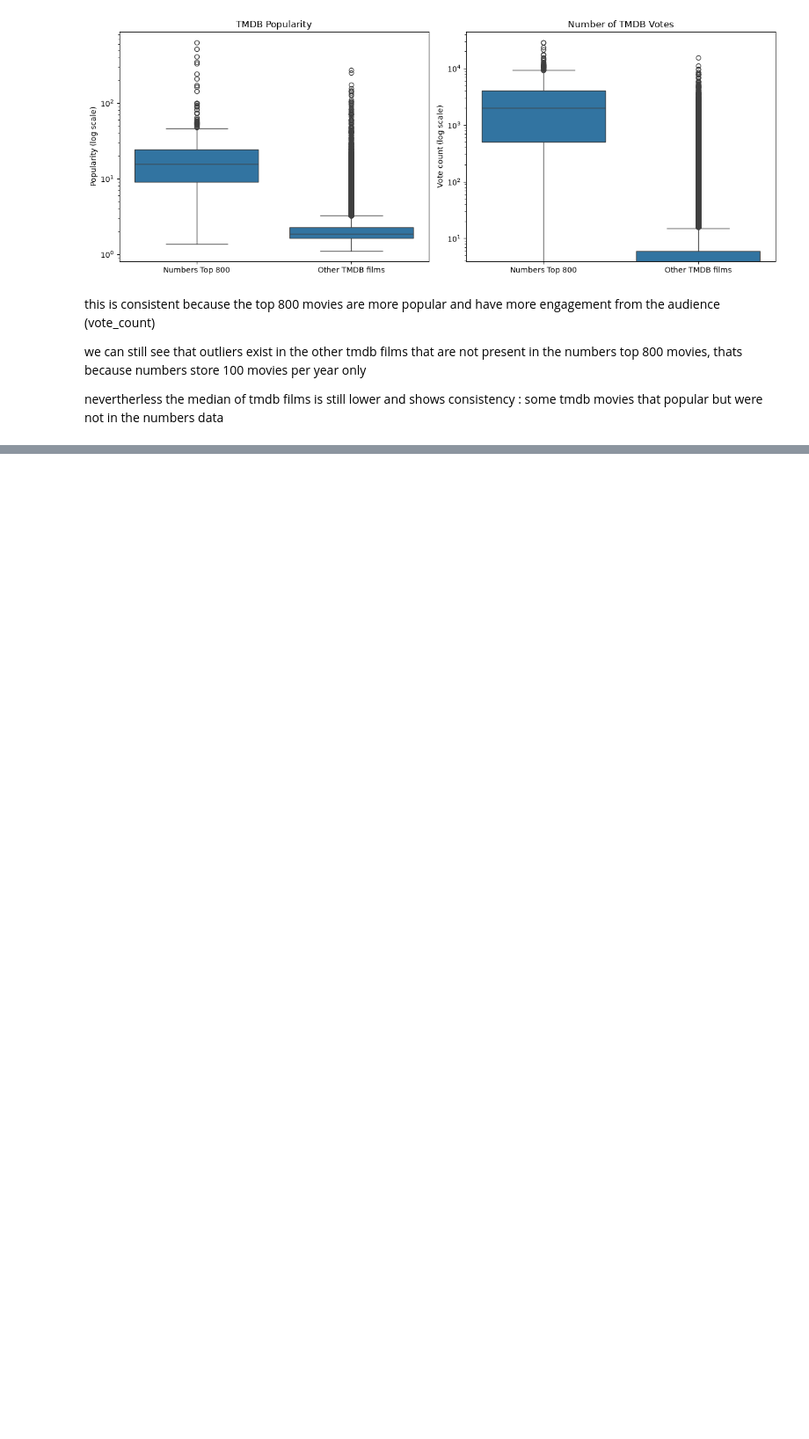
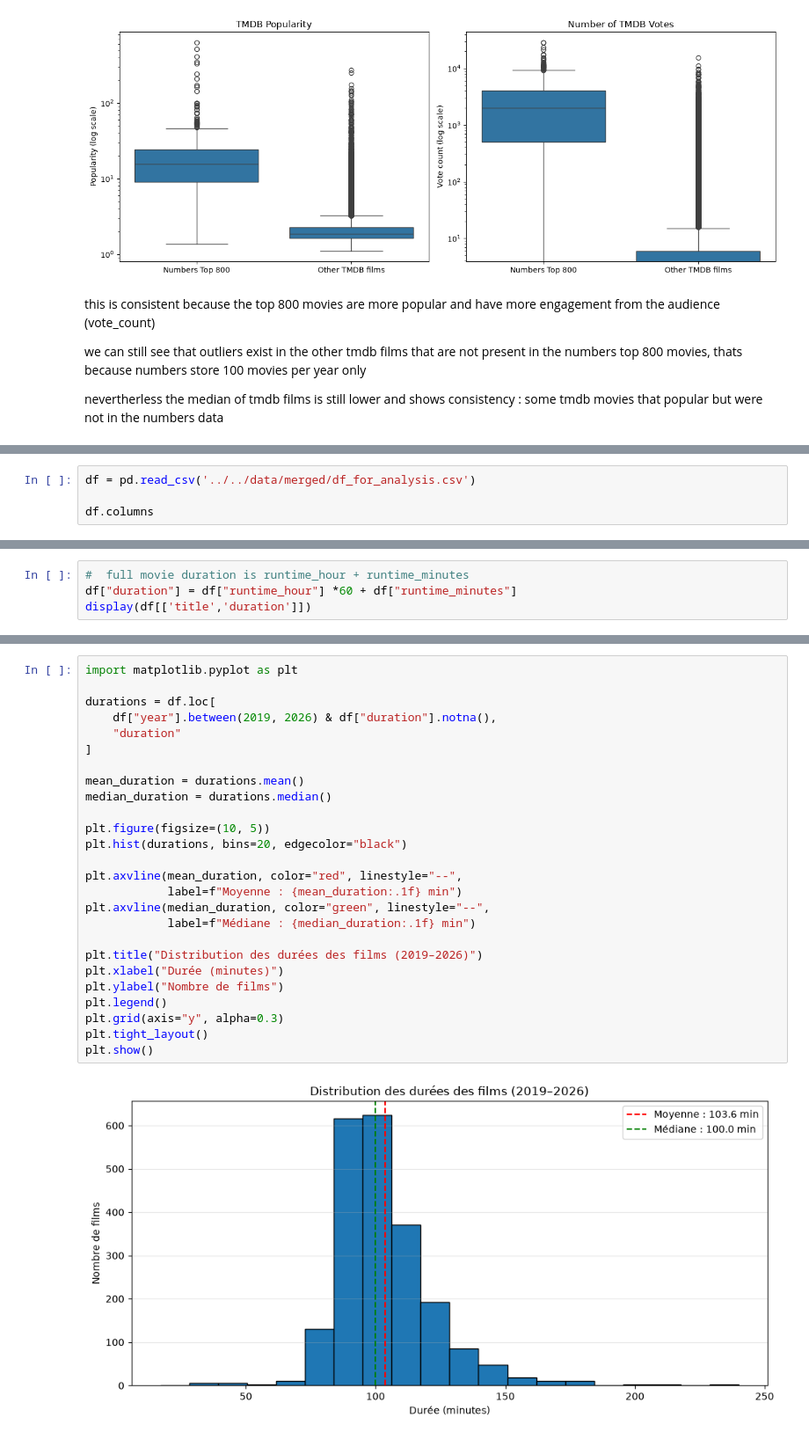
Before and after one commit to sarahmoussaoui/Data-Mining-Movies-Project, a Jupyter notebook: src/eda/box_office_tmdb_numbers.ipynb, the cells around one changed output, grey strips where cells are left out. Shown at 88% size. Cells and saved outputs as stored; diff of their text form; blank space fills up the shorter version.

Commit message:
analysed duration of movies throught the years

```diff
--- a/src/eda/box_office_tmdb_numbers.ipynb
+++ b/src/eda/box_office_tmdb_numbers.ipynb
@@ -438,0 +442,4 @@ nevertherless the median of tmdb films is still lower and shows consistency : so
+# %%
+df = pd.read_csv('../../data/merged/df_for_analysis.csv')
+
+df.columns
@@ -438,0 +456,4 @@ nevertherless the median of tmdb films is still lower and shows consistency : so
+# %%
+#  full movie duration is runtime_hour + runtime_minutes
+df["duration"] = df["runtime_hour"] *60 + df["runtime_minutes"]
+display(df[['title','duration']])
@@ -438,0 +474,28 @@ nevertherless the median of tmdb films is still lower and shows consistency : so
+# %%
+import matplotlib.pyplot as plt
+
+durations = df.loc[
+    df["year"].between(2019, 2026) & df["duration"].notna(),
+    "duration"
+]
+
+mean_duration = durations.mean()
+median_duration = durations.median()
+
+plt.figure(figsize=(10, 5))
+plt.hist(durations, bins=20, edgecolor="black")
+
+plt.axvline(mean_duration, color="red", linestyle="--",
+            label=f"Moyenne : {mean_duration:.1f} min")
+plt.axvline(median_duration, color="green", linestyle="--",
+            label=f"Médiane : {median_duration:.1f} min")
+
+plt.title("Distribution des durées des films (2019–2026)")
+plt.xlabel("Durée (minutes)")
+plt.ylabel("Nombre de films")
+plt.legend()
+plt.grid(axis="y", alpha=0.3)
+plt.tight_layout()
+plt.show()
+# %% [output]
+[figure, added]
```
Also changed, not shown: parts of 6 cells of this notebook.
